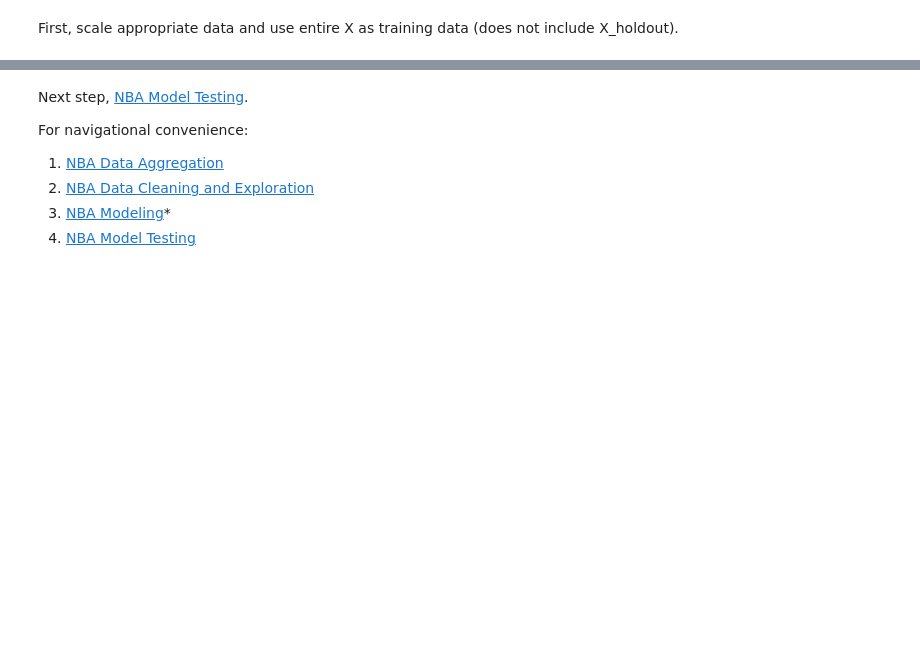
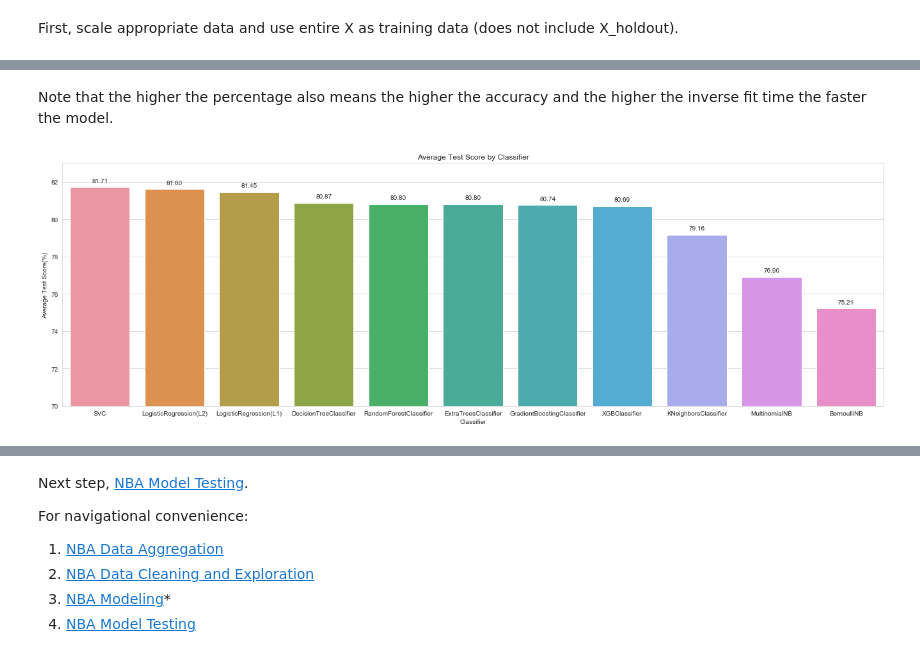
Before and after one commit to philbowman212/Thinkful_assignments, a Jupyter notebook: projects/supervised_capstone/Jupyter Notebooks/Modeling.ipynb, the cells around one changed output, grey strips where cells are left out. Drawn from its saved outputs; the diff is of its cells as text; code cells hidden in the pictures; blank space fills up the shorter version.

```diff
--- a/projects/supervised_capstone/Jupyter Notebooks/Modeling.ipynb
+++ b/projects/supervised_capstone/Jupyter Notebooks/Modeling.ipynb
@@ -774,0 +863,2 @@ Gradient Boosting appears to have the greatest predictive power for the holdout!
+# %%
+clf_holdout_inc_data = [(name, train, i[0], round(holdout[1]*100, 5), i[1]) for name, i, train, holdout in zip(clf_names, clf_data, train_scores, holdout_scores)]
@@ -774,0 +867,3 @@ Gradient Boosting appears to have the greatest predictive power for the holdout!
+# %%
+holdout_inc_stats = pd.DataFrame(clf_holdout_inc_data,
+                                 columns=['Classifier', 'Training Accuracy(%)', 'Validation Accuracy(%)', 'Holdout Accuracy(%)', 'Candidate Fit Time (Seconds/Candidate)'])
@@ -774,0 +891,3 @@ Gradient Boosting appears to have the greatest predictive power for the holdout!
+# %%
+holdout_inc_stats['Average Test Score(%)'] = (holdout_inc_stats['Validation Accuracy(%)'] + holdout_inc_stats['Holdout Accuracy(%)']) / 2
+holdout_inc_stats['Inverse Fit Time (1/Candidate Fit Time)'] = 1 / holdout_inc_stats['Candidate Fit Time (Seconds/Candidate)']
@@ -774,0 +896,3 @@ Gradient Boosting appears to have the greatest predictive power for the holdout!
+# %%
+holdout_inc_stats.iloc[0,0] = holdout_inc_stats.iloc[0,0] + '(L2)'
+holdout_inc_stats.iloc[1,0] = holdout_inc_stats.iloc[1,0] + '(L1)'
@@ -774,0 +916,13 @@ Gradient Boosting appears to have the greatest predictive power for the holdout!
+# %% [markdown]
+Note that the higher the percentage also means the higher the accuracy and the higher the inverse fit time the faster the model.
+# %%
+sns.set_style('whitegrid')
+plt.figure(figsize=(23,7))
+splot = sns.barplot('Classifier', 'Average Test Score(%)', data=holdout_inc_stats.sort_values('Average Test Score(%)', ascending=False))
+for p in splot.patches:
+    splot.annotate(format(p.get_height(), '.2f'), (p.get_x() + p.get_width() / 2., p.get_height()), ha = 'center', va = 'center', xytext = (0, 10), textcoords = 'offset points')
+splot.set(ylim=(70, 83))
+plt.title('Average Test Score by Classifier')
+plt.show()
+# %% [output]
+[figure, added]
```
Also changed, not shown: parts of 216 cells of this notebook, 9 other files.
